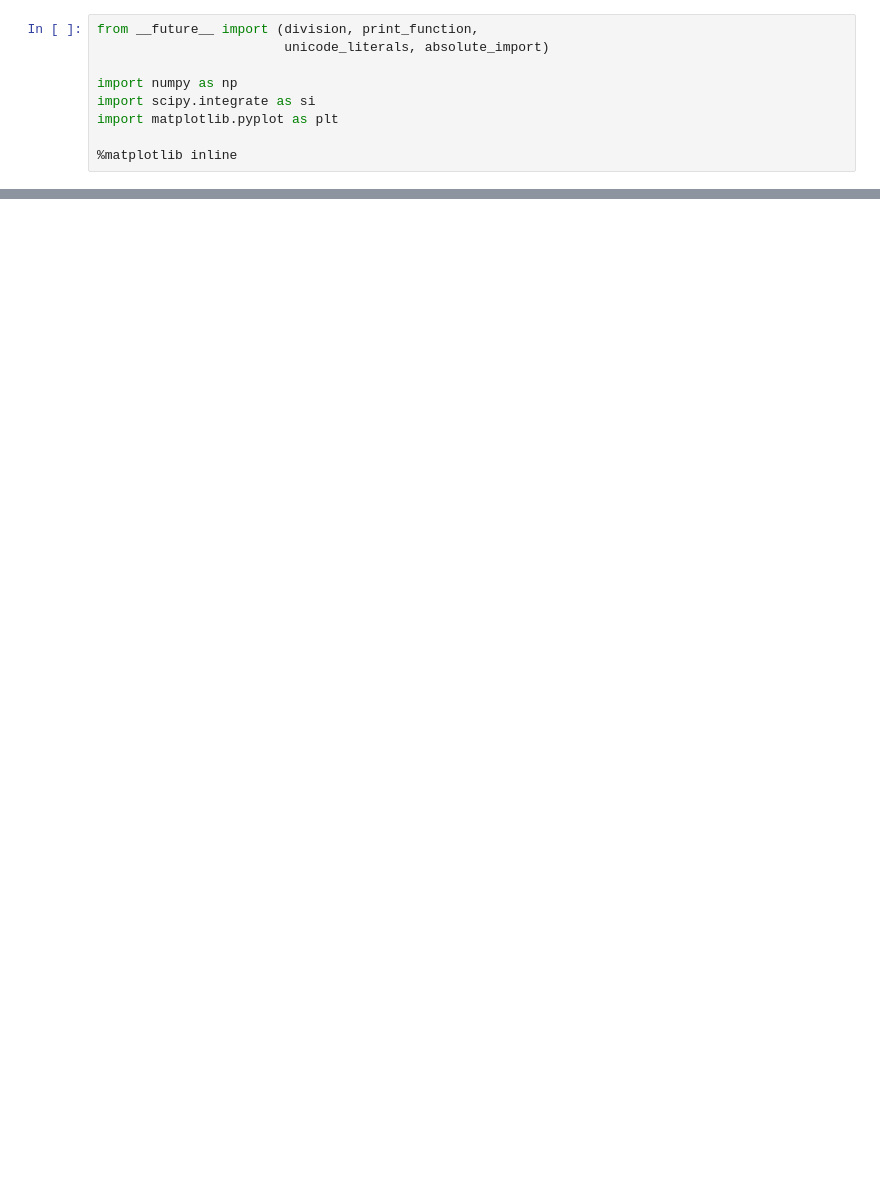
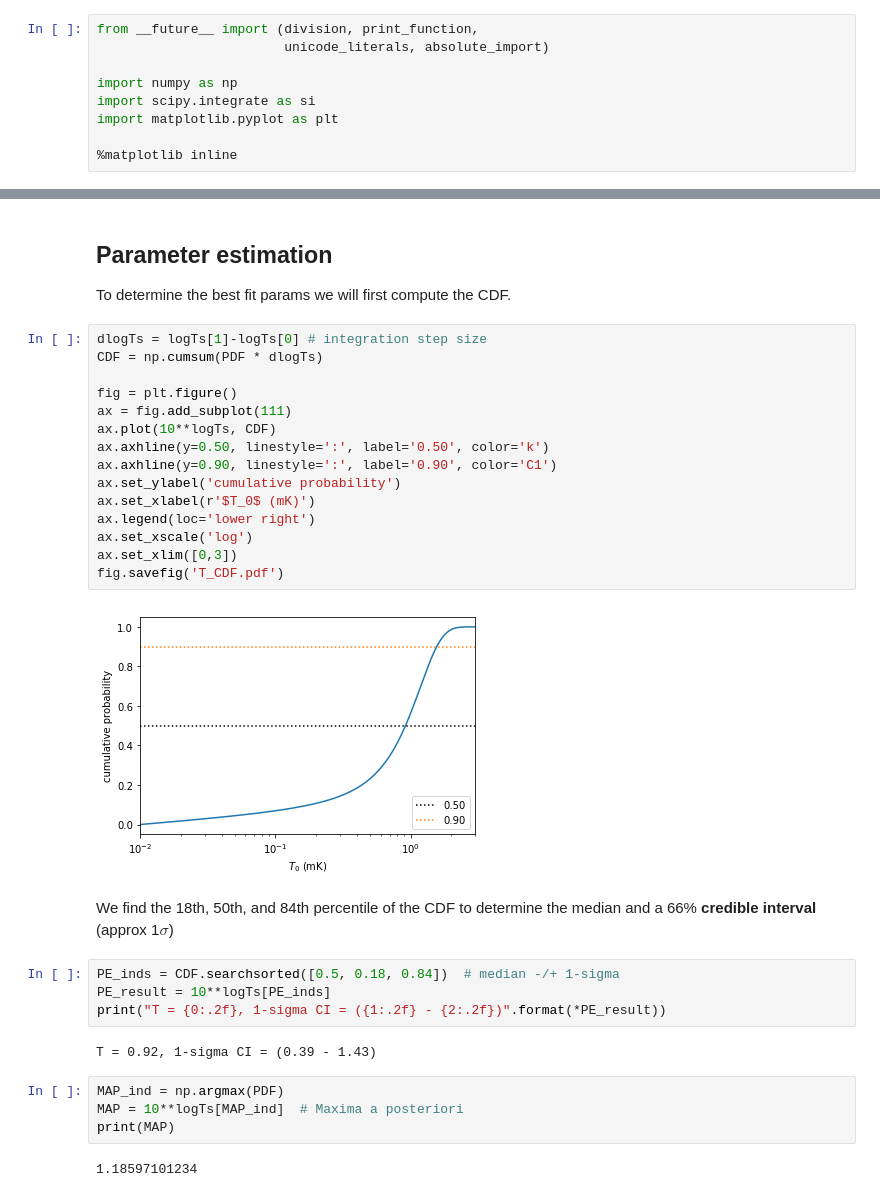
Before and after one commit to Hazboun6/bayes_talk, a Jupyter notebook: astro_bayes.ipynb, the cells around one changed output, grey strips where cells are left out. Drawn from its saved outputs; the diff is of its cells as text; blank space fills up the shorter version.

```diff
--- a/astro_bayes.ipynb
+++ b/astro_bayes.ipynb
@@ -105,0 +159,35 @@ np.sum(pdH1T_pts[:-1]/pdH1 * np.diff(Ts))
+# %% [markdown]
+## Parameter estimation
+
+To determine the best fit params we will first compute the CDF.
+# %%
+dlogTs = logTs[1]-logTs[0] # integration step size
+CDF = np.cumsum(PDF * dlogTs)
+
+fig = plt.figure()
+ax = fig.add_subplot(111)
+ax.plot(10**logTs, CDF)
+ax.axhline(y=0.50, linestyle=':', label='0.50', color='k')
+ax.axhline(y=0.90, linestyle=':', label='0.90', color='C1')
+ax.set_ylabel('cumulative probability')
+ax.set_xlabel(r'$T_0$ (mK)')
+ax.legend(loc='lower right')
+ax.set_xscale('log')
+ax.set_xlim([0,3])
+fig.savefig('T_CDF.pdf')
+# %% [output]
+[figure, added]
+# %% [markdown]
+We find the 18th, 50th, and 84th percentile of the CDF to determine the median and a 66% **credible interval** (approx 1$\sigma$)
+# %%
+PE_inds = CDF.searchsorted([0.5, 0.18, 0.84])  # median -/+ 1-sigma
+PE_result = 10**logTs[PE_inds]
+print("T = {0:.2f}, 1-sigma CI = ({1:.2f} - {2:.2f})".format(*PE_result))
+# %% [output]
+T = 0.92, 1-sigma CI = (0.39 - 1.43)
+# %%
+MAP_ind = np.argmax(PDF)
+MAP = 10**logTs[MAP_ind]  # Maxima a posteriori
+print(MAP)
+# %% [output]
+1.18597101234
```
Also changed, not shown: parts of 22 cells of this notebook.
